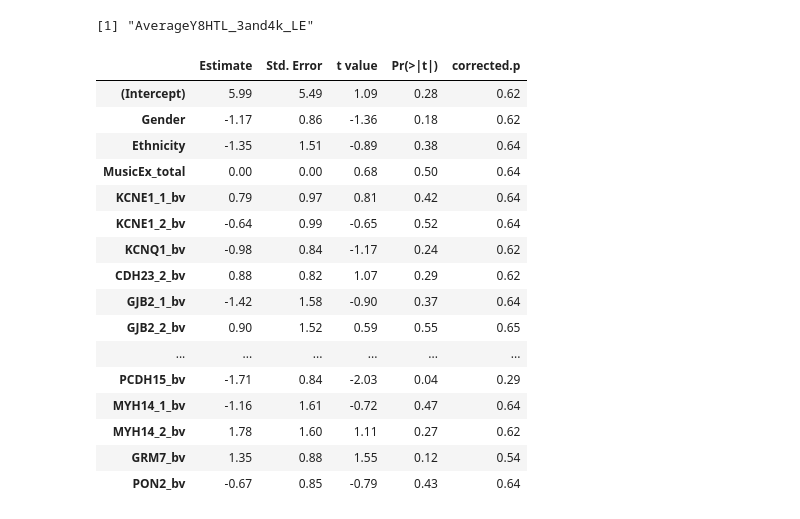
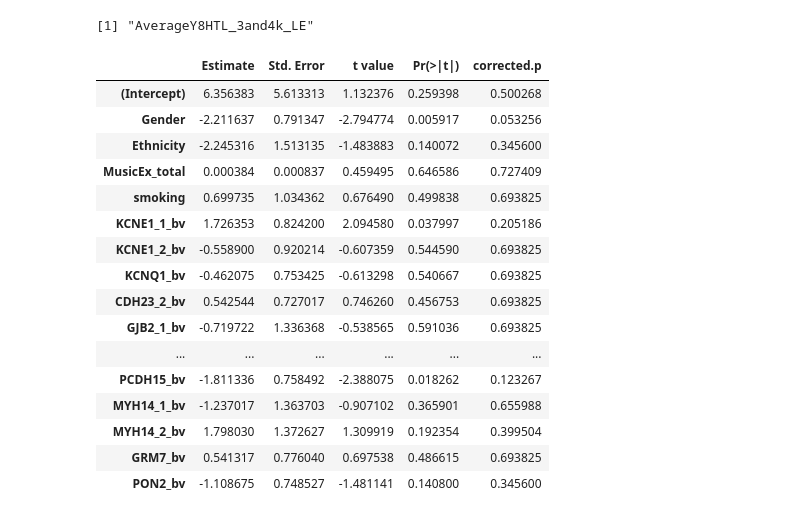
Before and after one commit to raqueldias/supplementary_material_HL, a Jupyter notebook: p-value_corrections_LR_GAMLSS-dataset2.ipynb, the cells around one changed output. Cells and saved outputs as stored; diff of their text form; code cells hidden in the pictures.

```diff
--- a/p-value_corrections_LR_GAMLSS-dataset2.ipynb
+++ b/p-value_corrections_LR_GAMLSS-dataset2.ipynb
@@ -1,7 +1,7 @@
 # %%
 library("foreign")
 # %%
-mytable <- read.spss("/home/raquel/Ishan/R21_E-Hdatabase_5_21_2018_Raquelfi_2.sav", use.value.labels=FALSE,  to.data.frame=TRUE)
+mytable <- read.spss("/home/raquel/myscripts/supplementary_material_HL/R21_data_Raquel_file_7_26_2018_3.sav", use.value.labels=FALSE,  to.data.frame=TRUE)
 # %%
 head(mytable)
 # %% [output]
@@ -57,6 +45,6 @@ cbind(names(mytable), c(1:length(names(mytable))))[c(4:7,9:22,25:28,30:43),]
 # %%
-predictors <- c(names(mytable)[44:65] )
-responses <- names(mytable)[c(4:7,9:22,25:28,30:43)]
+predictors <- c(names(mytable)[6:28] )
+responses <- names(mytable)[c(2:5)]
 cbind(responses, c(1:length(responses)))
 # %% [output]
 | responses |  |
@@ -97,15 +108,19 @@ dimnames(lr_results_linear) <- list(predictors,responses)
 for(response in responses){
 
     print(paste("Running Likelihood-ratio test for ", response, sep=""))
-    my_response <- mytable[,response]
 
     for(predictor in predictors){
-        my_predictor <- mytable[,predictor]
+
+        temp_table <- mytable[,c(response,predictor)]
+        temp_table <- na.omit(temp_table)
+        #print(temp_table)
+        my_response <- temp_table[,1]
+        my_predictor <- temp_table[,2]
 
         my_index <- which(responses==response)
         my_predindex <- which(predictors==predictor)
 
-        if(response=="Average_OAE_RE" || response=="Average_OAE_LE"){
+        if(response=="AverageDPOAE_LE" || response=="AverageDPOAE_RE"){
             my_model <- gamlss(my_response~my_predictor,family=SHASH, method=mixed(5,20))
             my_null <-  gamlss(my_response~1,family=SHASH, method=mixed(5,20))
             my_lr <- lrtest(my_model, my_null)
@@ -114,8 +129,8 @@ for(response in responses){
         }
         if(response=="AverageY8HTL_3and4k_LE" || response=="AverageY8HTL_3and4k_RE"){
 
-            my_model <- gamlss(my_response~my_predictor,family=ST4, method=mixed(5,20))
-            my_null <-  gamlss(my_response~1,family=ST4, method=mixed(5,20))
+            my_model <- gamlss(my_response~my_predictor,family=ST4, method=mixed(5,20), sigma.link="identify", mu.link="identify", nu.link = "identify")
+            my_null <-  gamlss(my_response~1,family=ST4, method=mixed(5,20),  sigma.link="identify", mu.link="identify", nu.link = "identify")
             my_lr <- lrtest(my_model, my_null)
             lr_results[my_predindex,my_index] <- my_lr$p.value
 
@@ -266,12 +269,12 @@ for(response in responses){
         my_response <- mytable[,response]
         mydata<- (mytable[,c(response, predictors)])
         mydata <- mydata[complete.cases(mydata),]
-
+    #print(response)
     my_formula0 <- paste(response," ~ ", sep="")
     my_formula1 <- paste(predictors, collapse="+")
     my_formula <- as.formula(paste(my_formula0, my_formula1, sep=""))
     #print(my_formula)
-        if(response=="Average_OAE_RE" || response=="Average_OAE_LE"){
+        if(response=="AverageDPOAE_LE" || response=="AverageDPOAE_RE"){
             my_model <- gamlss(my_formula,data=mydata,family=SHASH, method=mixed(5,20))
             #my_null <-  gamlss(my_response~1,family=SHASH, method=mixed(5,20))
             gamlss_models[[index]] <- my_model
@@ -280,7 +283,7 @@ for(response in responses){
         }else{
       #  if(response=="AverageY8HTL_3and4k_LE" || response=="AverageY8HTL_3and4k_RE"){
             tryCatch({
-            my_model <- gamlss(my_formula,data=mydata,family=ST4, method=mixed(5,20))
+            my_model <- gamlss(my_formula,data=mydata,family=ST4, method=mixed(5,20), sigma.link="identify", mu.link="identify", nu.link = "identify")
             #my_null <-  gamlss(my_response~1,family=ST4, method=mixed(5,20))
 
             #print(summary(my_model))
@@ -290,6 +293,8 @@ for(response in responses){
      #   }
          }, error=function(e){cat("ERROR :",conditionMessage(e), "\n")})
     }
+        print(paste(index, as.character(my_formula), sep=" "))
+
     index<-index+1
 }
 # %% [output]
@@ -526,23 +484,24 @@ MYH14_2_bv  -5.551477   1.936272 -2.867095 0.0048130107 0.025027655
 # %%
 print("AverageY8HTL_3and4k_LE")
-round(summary_tables[[1]][1:23,], digits=2)
+myindex <- which(responses=="AverageY8HTL_3and4k_LE")
+round(summary_tables[[myindex]][1:24,], digits=6)
 # %% [output]
 [1] "AverageY8HTL_3and4k_LE"
 |  | Estimate | Std. Error | t value | Pr(>|t|) | corrected.p |
-| (Intercept) | 5.99 | 5.49 | 1.09 | 0.28 | 0.62 |
-| Gender | -1.17 | 0.86 | -1.36 | 0.18 | 0.62 |
-| Ethnicity | -1.35 | 1.51 | -0.89 | 0.38 | 0.64 |
-| MusicEx_total | 0.00 | 0.00 | 0.68 | 0.50 | 0.64 |
-| KCNE1_1_bv | 0.79 | 0.97 | 0.81 | 0.42 | 0.64 |
-| KCNE1_2_bv | -0.64 | 0.99 | -0.65 | 0.52 | 0.64 |
-| KCNQ1_bv | -0.98 | 0.84 | -1.17 | 0.24 | 0.62 |
-| CDH23_2_bv | 0.88 | 0.82 | 1.07 | 0.29 | 0.62 |
-| GJB2_1_bv | -1.42 | 1.58 | -0.90 | 0.37 | 0.64 |
-| GJB2_2_bv | 0.90 | 1.52 | 0.59 | 0.55 | 0.65 |
+| (Intercept) | 6.356383 | 5.613313 | 1.132376 | 0.259398 | 0.500268 |
+| Gender | -2.211637 | 0.791347 | -2.794774 | 0.005917 | 0.053256 |
+| Ethnicity | -2.245316 | 1.513135 | -1.483883 | 0.140072 | 0.345600 |
+| MusicEx_total | 0.000384 | 0.000837 | 0.459495 | 0.646586 | 0.727409 |
+| smoking | 0.699735 | 1.034362 | 0.676490 | 0.499838 | 0.693825 |
+| KCNE1_1_bv | 1.726353 | 0.824200 | 2.094580 | 0.037997 | 0.205186 |
+| KCNE1_2_bv | -0.558900 | 0.920214 | -0.607359 | 0.544590 | 0.693825 |
+| KCNQ1_bv | -0.462075 | 0.753425 | -0.613298 | 0.540667 | 0.693825 |
+| CDH23_2_bv | 0.542544 | 0.727017 | 0.746260 | 0.456753 | 0.693825 |
+| GJB2_1_bv | -0.719722 | 1.336368 | -0.538565 | 0.591036 | 0.693825 |
 | ... | ... | ... | ... | ... | ... |
-| PCDH15_bv | -1.71 | 0.84 | -2.03 | 0.04 | 0.29 |
-| MYH14_1_bv | -1.16 | 1.61 | -0.72 | 0.47 | 0.64 |
-| MYH14_2_bv | 1.78 | 1.60 | 1.11 | 0.27 | 0.62 |
-| GRM7_bv | 1.35 | 0.88 | 1.55 | 0.12 | 0.54 |
-| PON2_bv | -0.67 | 0.85 | -0.79 | 0.43 | 0.64 |
+| PCDH15_bv | -1.811336 | 0.758492 | -2.388075 | 0.018262 | 0.123267 |
+| MYH14_1_bv | -1.237017 | 1.363703 | -0.907102 | 0.365901 | 0.655988 |
+| MYH14_2_bv | 1.798030 | 1.372627 | 1.309919 | 0.192354 | 0.399504 |
+| GRM7_bv | 0.541317 | 0.776040 | 0.697538 | 0.486615 | 0.693825 |
+| PON2_bv | -1.108675 | 0.748527 | -1.481141 | 0.140800 | 0.345600 |
 # %%
```
Also changed, not shown: parts of 45 cells of this notebook.
